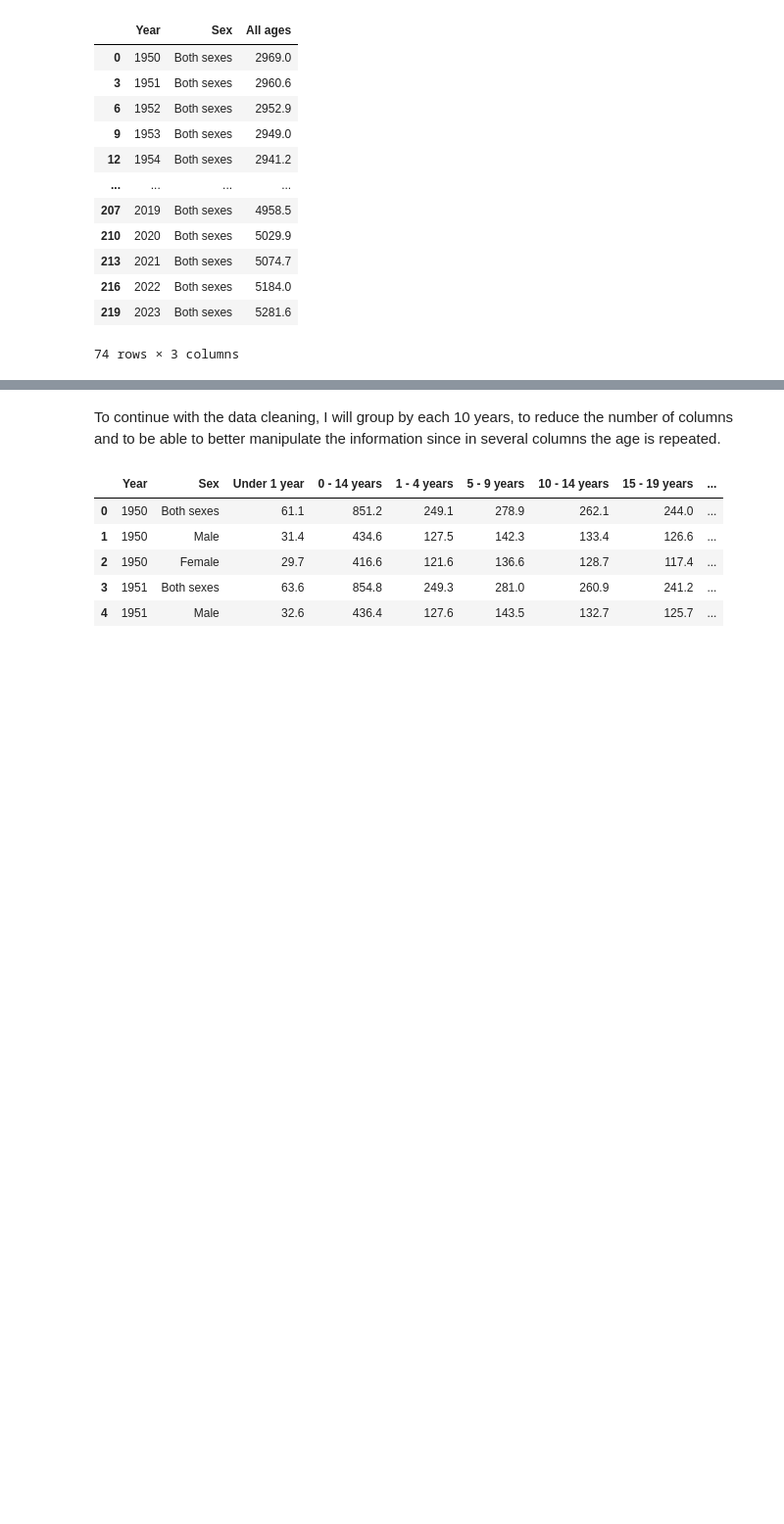
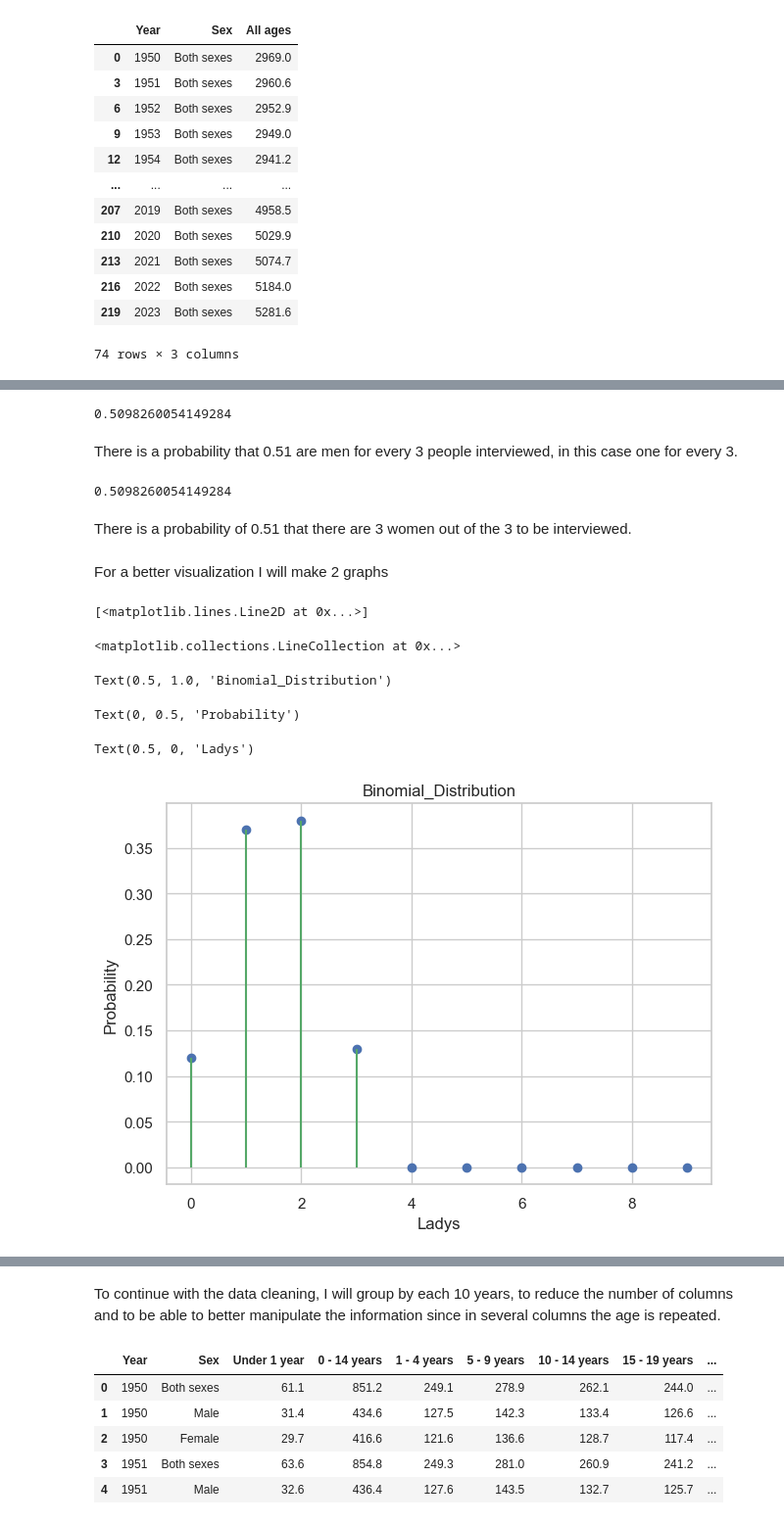
Before and after one commit to diagarmar29/Population-in-Ireland.-1st-Assesment, a Jupyter notebook: Population in Ireland.ipynb, the cells around one changed output, grey strips where cells are left out. Shown at 98% size. Drawn from its saved outputs; the diff is of its cells as text; code cells hidden in the pictures; blank space fills up the shorter version.

```diff
--- a/Population in Ireland.ipynb
+++ b/Population in Ireland.ipynb
@@ -513,0 +566,6 @@ Population['Population'].max()
+# %%
+Male=26062000
+Female=26754000
+
+Popu_2023= Male+ Female
+Popu_2023
@@ -513,0 +581,3 @@ Population['Population'].max()
+# %%
+PFemale=Female/Popu_2023
+PFemale
@@ -513,0 +602,33 @@ Population['Population'].max()
+# %%
+Xpr=X.sf(1)
+print(Xpr)
+# %% [output]
+0.5098260054149284
+# %% [markdown]
+There is a probability that 0.51 are men for every 3 people interviewed, in this case one for every 3.
+# %%
+pr1= 1- sum(X.pmf(x)
+for x in range (2))
+print(pr1)
+# %% [output]
+0.5098260054149284
+# %% [markdown]
+There is a probability of 0.51 that there are 3 women out of the 3 to be interviewed.
+# %% [markdown]
+For a better visualization I will make 2 graphs
+# %%
+X=ss.binom(3,PFemale)
+x=np.arange(10)
+plt.plot(x,X.pmf(x),"bo")
+plt.vlines(x,0,X.pmf(x),"g")
+plt.title("Binomial_Distribution")
+plt.ylabel("Probability")
+plt.xlabel("Ladys")
+plt.show()
+# %% [output]
+[<matplotlib.lines.Line2D at 0x...>]
+<matplotlib.collections.LineCollection at 0x...>
+Text(0.5, 1.0, 'Binomial_Distribution')
+Text(0, 0.5, 'Probability')
+Text(0.5, 0, 'Ladys')
+[figure, added]
```
Also changed, not shown: parts of 210 cells of this notebook.
